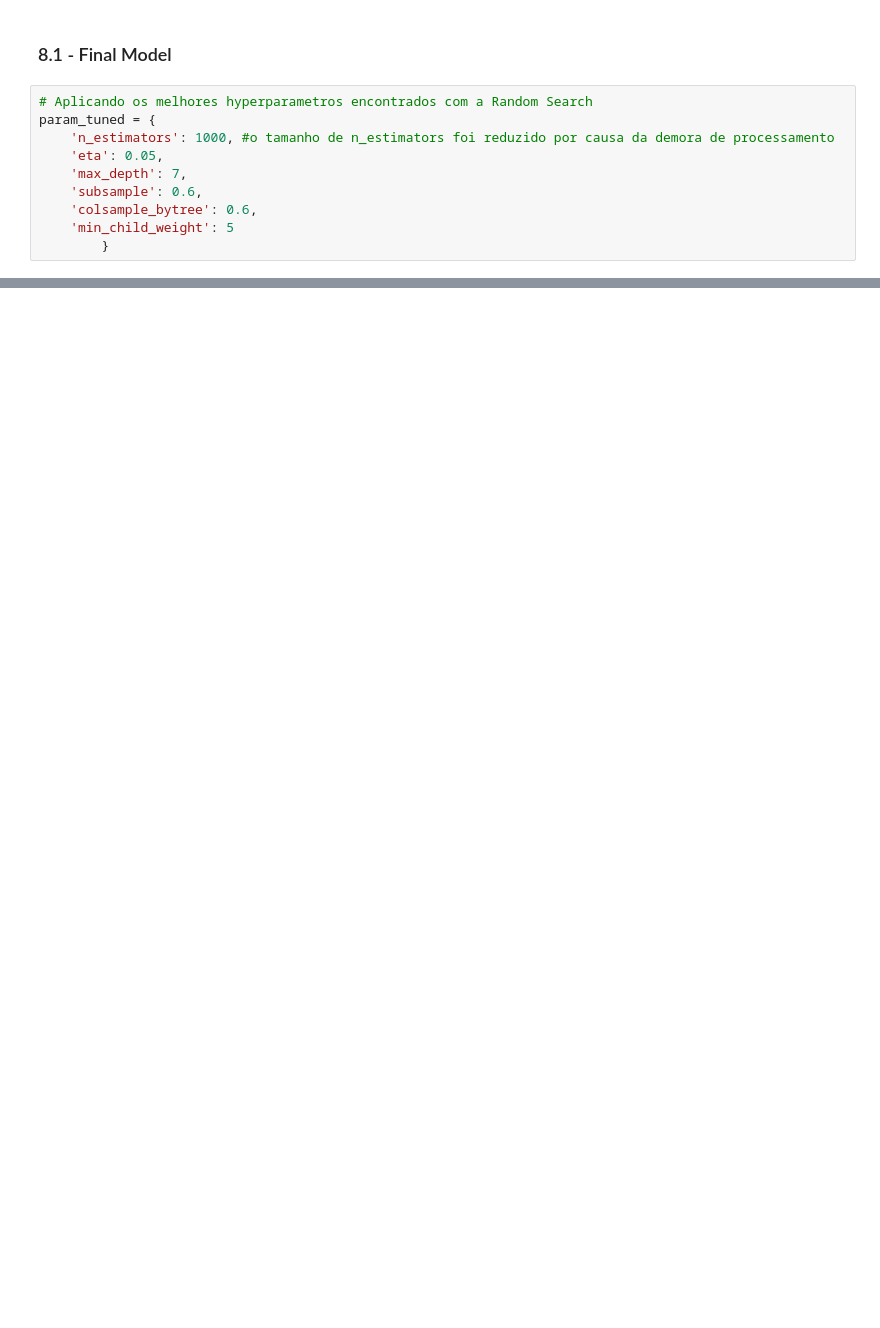
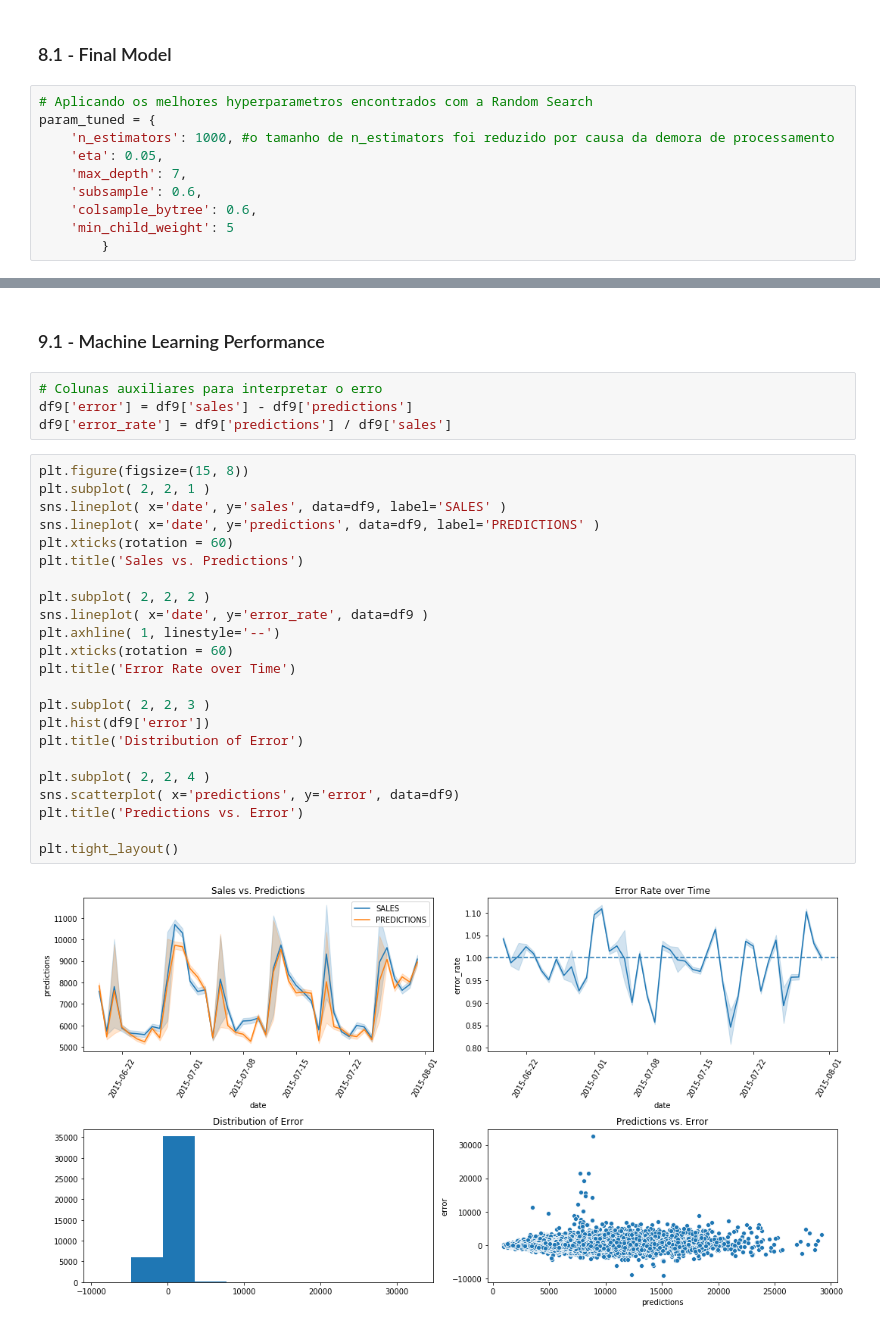
Before and after one commit to Samuel-Lima-DS/rossmann_sales, a Jupyter notebook: m04_v1_store_sales_prediction.ipynb, the cells around one changed output, grey strips where cells are left out. Cells and saved outputs as stored; diff of their text form; blank space fills up the shorter version.

Commit message:
finish erro

```diff
--- a/m04_v1_store_sales_prediction.ipynb
+++ b/m04_v1_store_sales_prediction.ipynb
@@ -1220,0 +1301,31 @@ xgb_result_tuned
+# %% [markdown]
+### 9.1 - Machine Learning Performance
+# %%
+# Colunas auxiliares para interpretar o erro
+df9['error'] = df9['sales'] - df9['predictions']
+df9['error_rate'] = df9['predictions'] / df9['sales']
+# %%
+plt.figure(figsize=(15, 8))
+plt.subplot( 2, 2, 1 )
+sns.lineplot( x='date', y='sales', data=df9, label='SALES' )
+sns.lineplot( x='date', y='predictions', data=df9, label='PREDICTIONS' )
+plt.xticks(rotation = 60)
+plt.title('Sales vs. Predictions')
+
+plt.subplot( 2, 2, 2 )
+sns.lineplot( x='date', y='error_rate', data=df9 )
+plt.axhline( 1, linestyle='--')
+plt.xticks(rotation = 60)
+plt.title('Error Rate over Time')
+
+plt.subplot( 2, 2, 3 )
+plt.hist(df9['error'])
+plt.title('Distribution of Error')
+
+plt.subplot( 2, 2, 4 )
+sns.scatterplot( x='predictions', y='error', data=df9)
+plt.title('Predictions vs. Error')
+
+plt.tight_layout()
+# %% [output]
+[figure, added]
```
Also changed, not shown: parts of 18 cells of this notebook.
